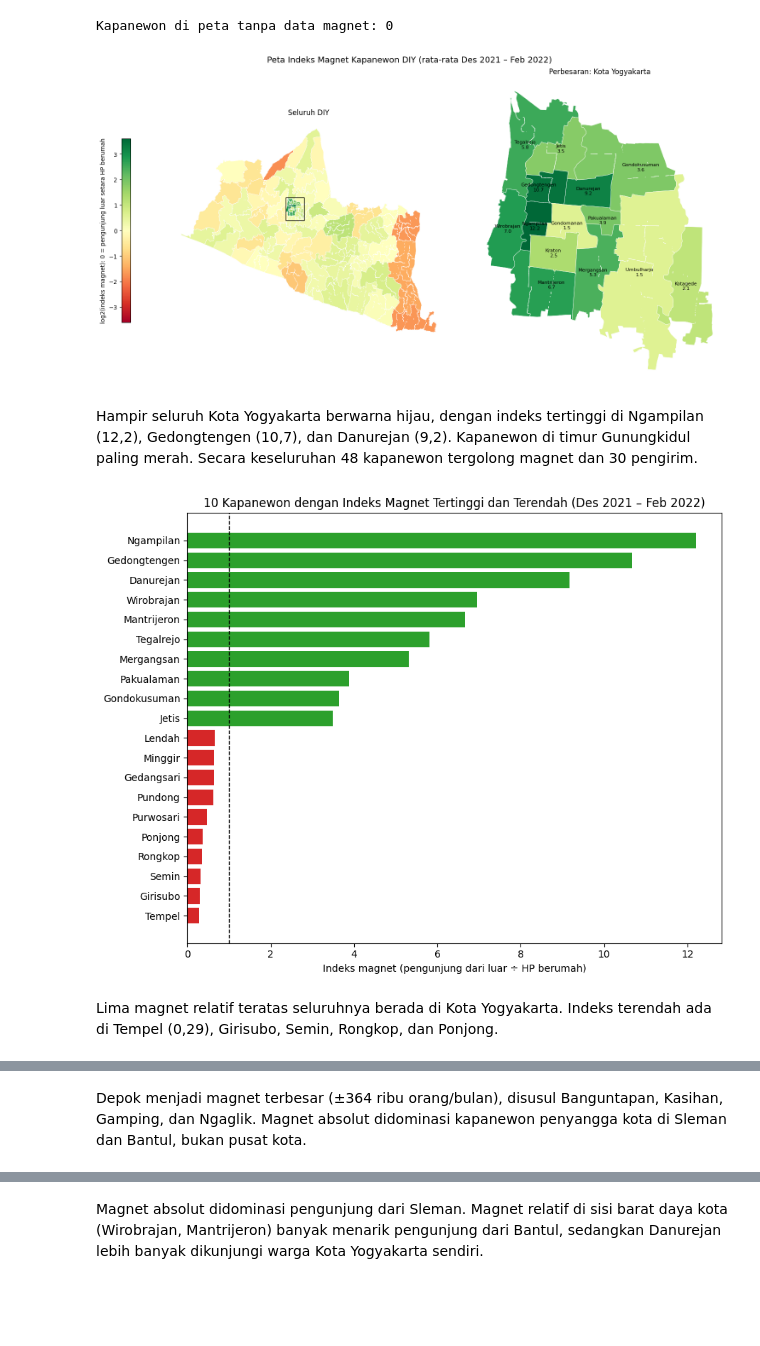
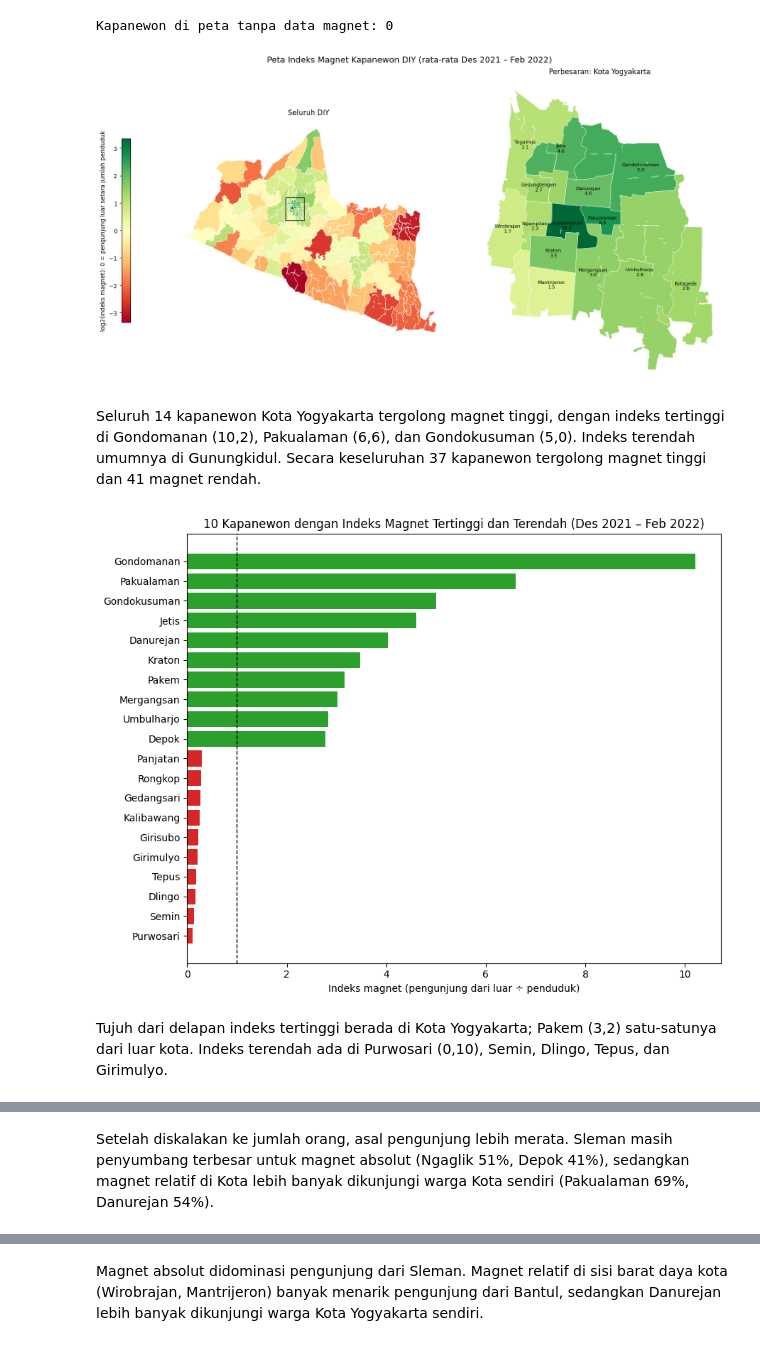
Before and after one commit to agaggigit/Projek-Rekayasa-Data-JogjaPulse, a Jupyter notebook: Tugas_Rekdat_Magnet_DIY.ipynb, the cells around one changed output, grey strips where cells are left out. Drawn from its saved outputs; the diff is of its cells as text; code cells hidden in the pictures; blank space fills up the shorter version.

Commit message:
Change in magnet index logic and tidy up several things

```diff
--- a/Tugas_Rekdat_Magnet_DIY.ipynb
+++ b/Tugas_Rekdat_Magnet_DIY.ipynb
@@ -253,7 +262,7 @@ display(pop.sort_values("ratio", ascending=False).head(5))
 #4. Data Integration
 # %%
 # 4.1 Samakan skema file penduduk dan beri kode kapanewon
-penduduk = pd.read_csv(BASE / "home_maids_vs_population_kapanewon.csv").rename(columns={
+penduduk = penduduk_mentah.rename(columns={
     "KAB_KOTA": "kab_kota", "KEC_KAPN": "kapanewon", "pop_actual": "penduduk"})
 
 kamus_kode = (origin_bersih[["origin_kab_kota", "origin_kapanewon", "origin_code"]]
@@ -325,10 +334,11 @@ display(data["rate"].describe())
 | max | 0.705196 |
 dtype: float64
 # %%
-# 5.2 Jumlah HP dari kapanewon lain yang terlihat di setiap kapanewon tujuan, per bulan
-pengunjung = data.groupby(["month", "dest_code", "dest_kapanewon", "dest_kab_kota"], as_index=False)["n_maids"].sum()
-pengunjung = pengunjung.rename(columns={"n_maids": "pengunjung_luar"})
+# 5.2 Perkiraan jumlah orang dari luar yang berkunjung ke setiap kapanewon tujuan, per bulan
+data["perkiraan_orang"] = data["rate"] * data["penduduk_asal"]
 
+pengunjung = data.groupby(["month", "dest_code", "dest_kapanewon", "dest_kab_kota"], as_index=False)["perkiraan_orang"].sum()
+pengunjung = pengunjung.rename(columns={"perkiraan_orang": "pengunjung_luar"})
 display(pengunjung.head())
 print("Jumlah baris:", len(pengunjung))
 # %% [output]
@@ -341,14 +351,9 @@ print("Jumlah baris:", len(pengunjung))
 Jumlah baris: 234
 # %%
-# 5.3 Tambahkan jumlah HP berumah di kapanewon tujuan
-hp_berumah_tujuan = origin_bersih[["month", "origin_code", "n_homed_maids"]].rename(
-    columns={"origin_code": "dest_code", "n_homed_maids": "hp_berumah_tujuan"})
-
-pengunjung = pengunjung.merge(hp_berumah_tujuan, on=["month", "dest_code"],
-                              how="left", validate="one_to_one")
-
-# Indeks magnet: berapa pengunjung dari luar untuk setiap 1 HP berumah di kapanewon itu
-pengunjung["indeks_magnet"] = pengunjung["pengunjung_luar"] / pengunjung["hp_berumah_tujuan"]
+# 5.3 Indeks magnet: pengunjung dari luar dibandingkan penduduk kapanewon tujuan
+pend_tujuan = pend.rename(columns={"kode": "dest_code", "penduduk": "penduduk_tujuan"})
+pengunjung = pengunjung.merge(pend_tujuan, on="dest_code", how="left", validate="many_to_one")
+pengunjung["indeks_magnet"] = pengunjung["pengunjung_luar"] / pengunjung["penduduk_tujuan"]
 # %%
 # 5.4 Rata-rata Des 2021 – Feb 2022
 magnet = (pengunjung
@@ -369,8 +374,8 @@ display(magnet["indeks_magnet"].describe())
 dtype: float64
 # %%
-# 5.5 Diskretisasi: magnet jika pengunjung dari luar lebih banyak dari HP berumahnya
+# 5.5 Diskretisasi: batas 1 = pengunjung dari luar setara jumlah penduduk (bukan titik seimbang)
 magnet["kelas_magnet"] = np.where(magnet["indeks_magnet"] >= 1,
-                                  "Magnet (hijau)", "Pengirim (merah)")
+                                  "Magnet tinggi (hijau)", "Magnet rendah (merah)")
 display(magnet["kelas_magnet"].value_counts())
 # %% [output]
 |  | count |
@@ -587,37 +587,37 @@ skala_warna = TwoSlopeNorm(vcenter=0, vmin=-batas, vmax=batas)
 gaya = dict(column="log2_indeks", cmap="RdYlGn", norm=skala_warna, edgecolor="white", linewidth=0.5)
 
 fig, (ax_diy, ax_kota) = plt.subplots(1, 2, figsize=(16, 8), gridspec_kw={"width_ratios": [1.3, 1]})
 
 # Panel kiri: seluruh DIY
 peta.plot(ax=ax_diy, legend=True,
-          legend_kwds={"label": "log2(indeks magnet): 0 = pengunjung luar setara HP berumah",
+          legend_kwds={"label": "log2(indeks magnet): 0 = pengunjung luar setara jumlah penduduk",
                        "shrink": 0.6, "location": "left"}, **gaya)
 ax_diy.set_title("Seluruh DIY")
 
 # Panel kanan: perbesaran Kota Yogyakarta, dengan nama dan nilai indeks
 kota = peta[peta["KAB_KOTA"] == "YOGYAKARTA"]
 kota.plot(ax=ax_kota, **gaya)
 for kode in kota["KEC_CODE"]:
     x, y = koordinat[kode]
     baris = peta.loc[peta["KEC_CODE"] == kode].iloc[0]
     ax_kota.annotate(f"{baris['KEC_KAPN'].title()}\n{baris['indeks_magnet']:.1f}", (x, y),
                      fontsize=8, ha="center", va="center")
 ax_kota.set_title("Perbesaran: Kota Yogyakarta")
 
 # Kotak penanda area Kota Yogyakarta di panel kiri
 xmin, ymin, xmax, ymax = kota.total_bounds
 ax_diy.add_patch(plt.Rectangle((xmin, ymin), xmax - xmin, ymax - ymin,
                                fill=False, edgecolor="black", linewidth=1))
 
 for ax in (ax_diy, ax_kota):
     ax.set_axis_off()
 fig.suptitle("Peta Indeks Magnet Kapanewon DIY (rata-rata Des 2021 – Feb 2022)", fontsize=14)
 plt.tight_layout()
 plt.show()
 # %% [output]
-[figure, old version]
+[figure, new version]
-# %% [markdown]
-Hampir seluruh Kota Yogyakarta berwarna hijau, dengan indeks tertinggi di Ngampilan (12,2), Gedongtengen (10,7), dan Danurejan (9,2). Kapanewon di timur Gunungkidul paling merah. Secara keseluruhan 48 kapanewon tergolong magnet dan 30 pengirim.
+# %% [markdown]
+Seluruh 14 kapanewon Kota Yogyakarta tergolong magnet tinggi, dengan indeks tertinggi di Gondomanan (10,2), Pakualaman (6,6), dan Gondokusuman (5,0). Indeks terendah umumnya di Gunungkidul. Secara keseluruhan 37 kapanewon tergolong magnet tinggi dan 41 magnet rendah.
 # %%
 # 7.3 Sepuluh kapanewon dengan indeks magnet tertinggi dan terendah
 urut = magnet.sort_values("indeks_magnet", ascending=False)
@@ -629,12 +629,12 @@ ax.barh(top_bottom["dest_kapanewon"].str.title(), top_bottom["indeks_magnet"], c
 ax.axvline(1, color="black", linestyle="--", linewidth=1)
 ax.invert_yaxis()
 ax.set(title="10 Kapanewon dengan Indeks Magnet Tertinggi dan Terendah (Des 2021 – Feb 2022)",
-       xlabel="Indeks magnet (pengunjung dari luar ÷ HP berumah)", ylabel="")
+       xlabel="Indeks magnet (pengunjung dari luar ÷ penduduk)", ylabel="")
 plt.tight_layout()
 plt.show()
 # %% [output]
-[figure, old version]
+[figure, new version]
-# %% [markdown]
-Lima magnet relatif teratas seluruhnya berada di Kota Yogyakarta. Indeks terendah ada di Tempel (0,29), Girisubo, Semin, Rongkop, dan Ponjong.
+# %% [markdown]
+Tujuh dari delapan indeks tertinggi berada di Kota Yogyakarta; Pakem (3,2) satu-satunya dari luar kota. Indeks terendah ada di Purwosari (0,10), Semin, Dlingo, Tepus, dan Girimulyo.
 # %%
 # 7.4 Perkiraan jumlah pengunjung dari luar per kapanewon (magnet absolut)
@@ -674,8 +672,8 @@ plt.show()
 | 29 | WONOSARI | GUNUNGKIDUL | 1891.0 | 22 | 166488.0 | 9 |
 | 73 | GONDOMANAN | YOGYAKARTA | 2685.0 | 14 | 131239.0 | 10 |
 [figure]
-# %% [markdown]
-Depok menjadi magnet terbesar (±364 ribu orang/bulan), disusul Banguntapan, Kasihan, Gamping, dan Ngaglik. Magnet absolut didominasi kapanewon penyangga kota di Sleman dan Bantul, bukan pusat kota.
+# %% [markdown]
+Setelah diskalakan ke jumlah orang, asal pengunjung lebih merata. Sleman masih penyumbang terbesar untuk magnet absolut (Ngaglik 51%, Depok 41%), sedangkan magnet relatif di Kota lebih banyak dikunjungi warga Kota sendiri (Pakualaman 69%, Danurejan 54%).
 # %%
 # 7.5 Uji ketahanan: apakah peringkat berubah jika kapanewon asal dengan sampel kecil dibuang?
 hasil = magnet_absolut[["dest_code", "dest_kapanewon", "peringkat_perkiraan"]].copy()
```
Also changed, not shown: parts of 31 cells of this notebook.
